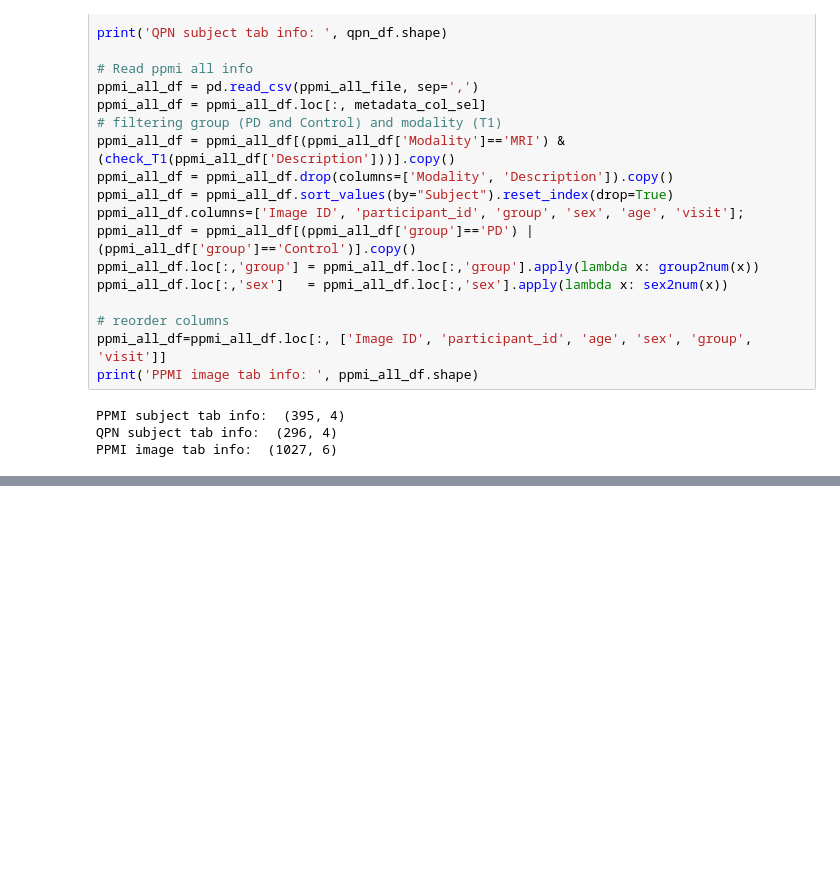
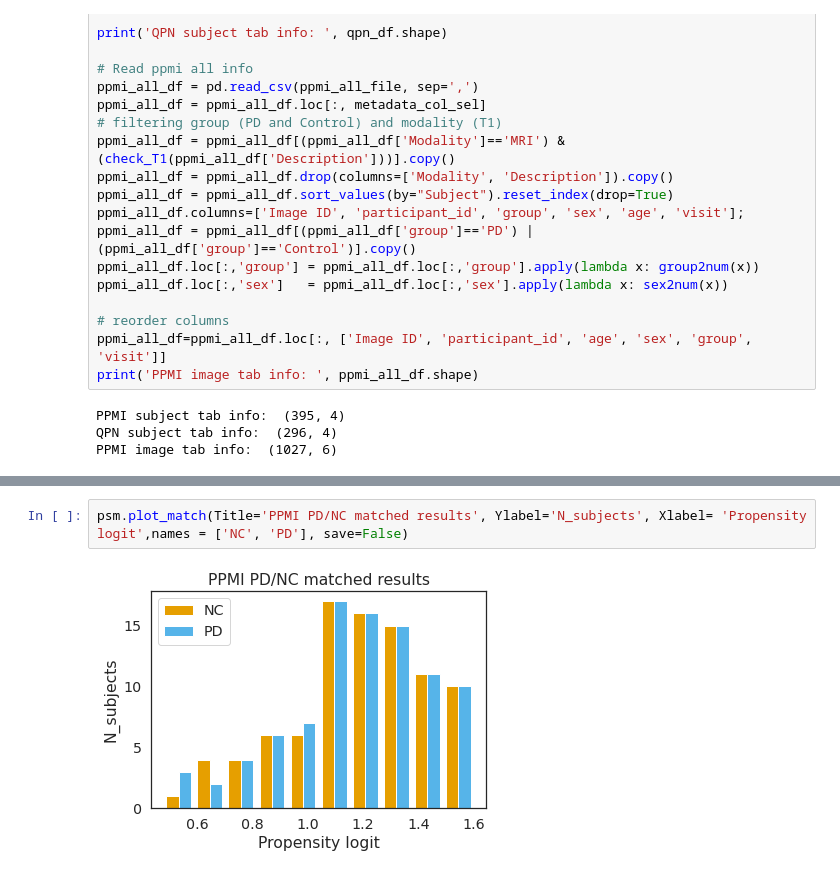
Before and after one commit to nipoppy/nipoppy, a Jupyter notebook: notebooks/1_cohort_matching_qpn.ipynb, the cells around one changed output, grey strips where cells are left out. Cells and saved outputs as stored; diff of their text form; blank space fills up the shorter version.

```diff
--- a/notebooks/1_cohort_matching_qpn.ipynb
+++ b/notebooks/1_cohort_matching_qpn.ipynb
@@ -180,0 +250,4 @@ sns.set(rc={'figure.figsize':(10,8)}, font_scale = 1.3)
+# %%
+psm.plot_match(Title='PPMI PD/NC matched results', Ylabel='N_subjects', Xlabel= 'Propensity logit',names = ['NC', 'PD'], save=False)
+# %% [output]
+[figure, added]
```
Also changed, not shown: parts of 12 cells of this notebook, 3 other files.
